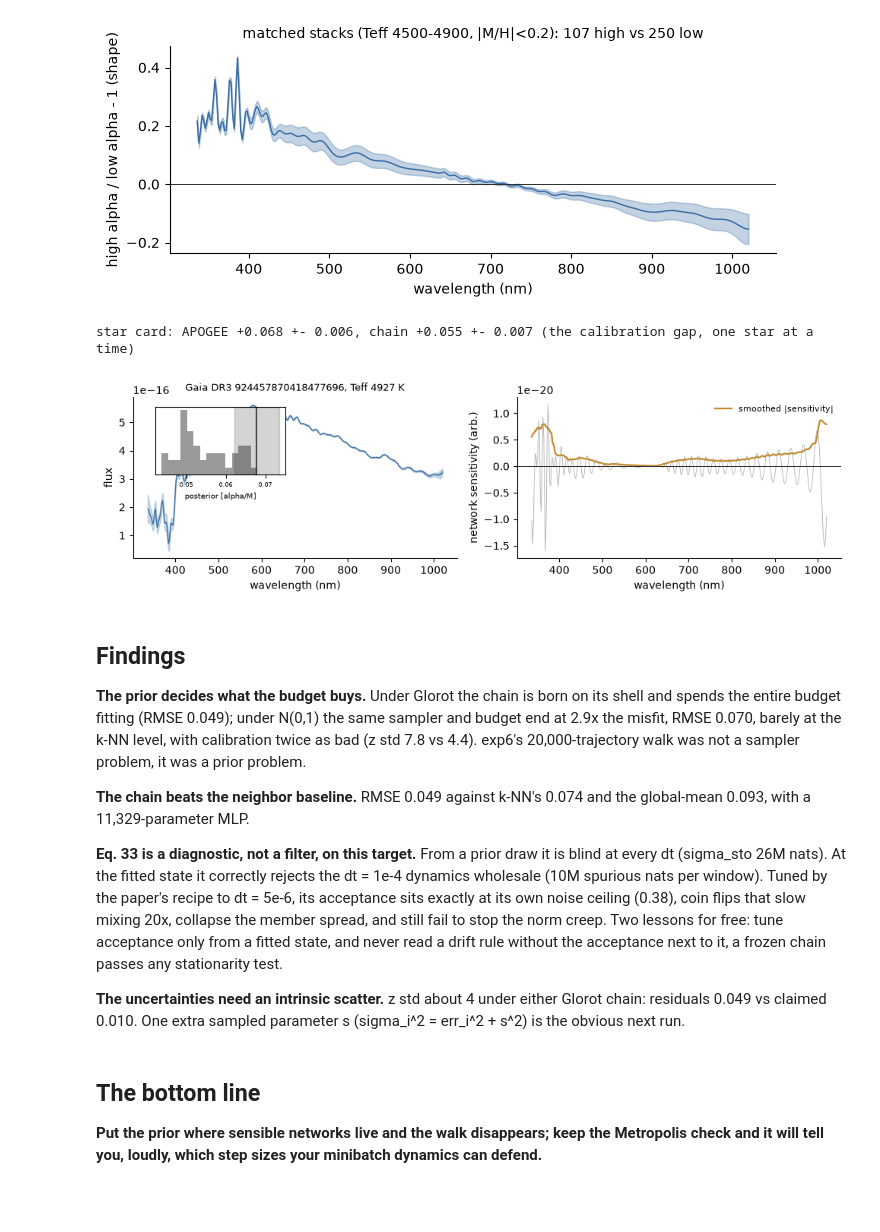
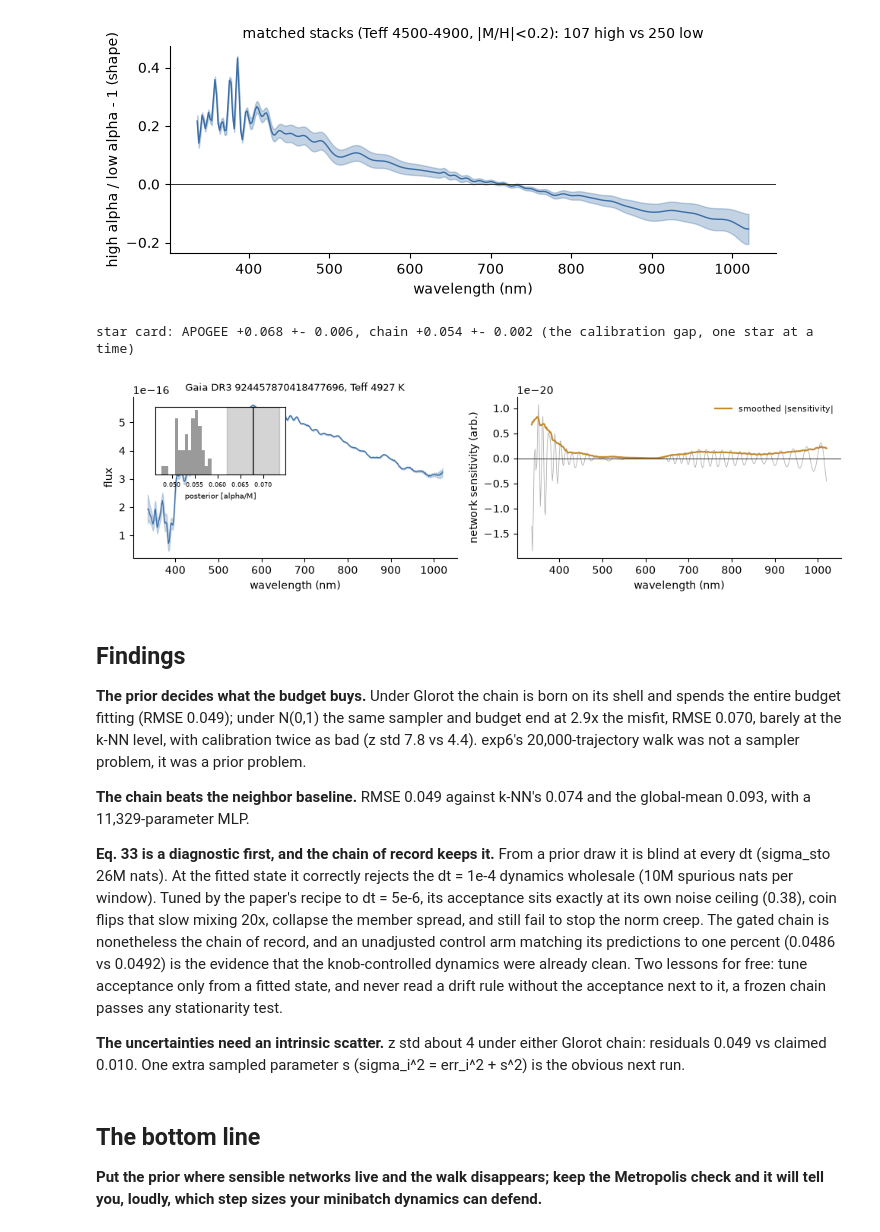
Before and after one commit to YasirAlsugair/ray-tracing-sampler-experiments, a Jupyter notebook: exp7_gaia_posterior.ipynb, the cells around one changed output. Drawn from its saved outputs; the diff is of its cells as text; code cells hidden in the pictures; blank space fills up the shorter version.

```diff
--- a/exp7_gaia_posterior.ipynb
+++ b/exp7_gaia_posterior.ipynb
@@ -319,11 +327,14 @@ for i in range(0, len(test_Xs), 1024):
 knn = knn.numpy()
 
 rows = {"global mean": np.full(len(test_y), train_y.mean()), "k-NN (k=10)": knn}
-mu_n, tau_n = predictive([CH_NORMAL]);          rows["N(0,1) chain"] = mu_n
-mu_u, tau_u = predictive([CH_UNGATED]);         rows["Glorot ungated"] = mu_u
-mu_p, tau_p = predictive([CH_GATED_5E6]);       rows["Glorot gated 5e-6"] = mu_p
+mu_n, tau_n = predictive([CH_NORMAL]);       rows["N(0,1) chain"] = mu_n
+mu_p, tau_p = predictive([CH_GATED_5E6]);    rows["the chain (gated 5e-6)"] = mu_p
 
-print(f"{'method':>20}  RMSE")
+print(f"{'method':>22}  RMSE")
 for name, mu in rows.items():
-    print(f"{name:>20}  {np.sqrt(np.mean((mu - test_y) ** 2)):.4f}")
+    print(f"{name:>22}  {np.sqrt(np.mean((mu - test_y) ** 2)):.4f}")
+mu_u, tau_u = predictive([CH_UNGATED])
+print(f"(unadjusted control arm agrees: "
+      f"RMSE {np.sqrt(np.mean((mu_u - test_y) ** 2)):.4f}, "
+      f"mean |pred difference| {np.abs(mu_u - mu_p).mean():.4f})")
 # %% [output]
@@ -336,7 +347,7 @@ for name, mu in rows.items():
 # %%
 fig, axes = plt.subplots(1, 2, figsize=(9, 3.0))
-for mu, tau, c, label in ((mu_u, tau_u, GRAY, "ungated"),
-                          (mu_p, tau_p, BLUE, "gated 5e-6")):
+for mu, tau, c, label in ((mu_p, tau_p, BLUE, "the chain"),
+                          (mu_u, tau_u, GRAY, "control (spread upper bound)")):
     z = (test_y - mu) / np.sqrt(tau ** 2 + test_e ** 2)
     axes[0].hist(z, bins=100, range=(-25, 25), density=True, histtype="step",
                  color=c, label=f"{label}: z std {z.std():.1f}")
@@ -355,6 +366,6 @@ axes[1].set_ylabel("chain prediction (gated)")
 for ax in axes:
     ax.spines[["top", "right"]].set_visible(False)
 fig.tight_layout()
-print(f"member spread (median): ungated {np.median(tau_u):.4f}, "
-      f"gated {np.median(tau_p):.4f}; median label err {np.median(test_e):.4f}")
+print(f"member spread (median): chain {np.median(tau_p):.4f} (lower bound), "
+      f"control {np.median(tau_u):.4f}; median label err {np.median(test_e):.4f}")
 # %% [output]
@@ -425,7 +436,7 @@ fig.tight_layout()
 # star card: one giant's spectrum plus the chain's posterior for it,
 # and the network saliency in wavelength space (linearity trick)
 star = int(np.argsort(np.abs(test_y - np.median(test_y)))[0])
-snaps_ub = np.load(CH_UNGATED)["snapshots"]
+snaps_ub = np.load(CH_GATED_5E6)["snapshots"]
 q = snaps_ub[3 * len(snaps_ub) // 4:]
 model = make_model().cpu()
 preds, grads = [], []
@@ -446,35 +457,35 @@ sal = sal[0]
 
 fig, axes = plt.subplots(1, 2, figsize=(10, 3.2))
 axes[0].fill_between(wl, fs[0] - fe[0], fs[0] + fe[0], color=BLUE, alpha=0.25)
 axes[0].plot(wl, fs[0], color=BLUE, lw=1)
 axes[0].set_xlabel("wavelength (nm)"); axes[0].set_ylabel("flux")
 axes[0].set_title(f"Gaia DR3 {sp['sids'][star]}, Teff {sp['teff'][star]:.0f} K",
                   fontsize=9)
 ins = axes[0].inset_axes([0.07, 0.52, 0.4, 0.42])
 ins.hist(preds, bins=15, color=GRAY)
 ins.axvline(test_y[star], color=DARK, lw=1.2)
 ins.axvspan(test_y[star] - test_e[star], test_y[star] + test_e[star],
             color=DARK, alpha=0.2)
 ins.set_xlabel("posterior [alpha/M]", fontsize=7)
 ins.tick_params(labelsize=6); ins.set_yticks([])
 
 axes[1].plot(wl, sal, color=GRAY, lw=0.6, alpha=0.8)
 w = 15
 axes[1].plot(wl, np.sqrt(np.convolve(sal**2, np.ones(w) / w, mode="same")),
              color="#c08a2d", lw=1.6, label="smoothed |sensitivity|")
 axes[1].axhline(0, color=DARK, lw=0.7)
 axes[1].legend(frameon=False, fontsize=8)
 axes[1].set_xlabel("wavelength (nm)")
 axes[1].set_ylabel("network sensitivity (arb.)")
 for ax in axes:
     ax.spines[["top", "right"]].set_visible(False)
 fig.tight_layout()
 print(f"star card: APOGEE {test_y[star]:+.3f} +- {test_e[star]:.3f}, "
       f"chain {preds.mean():+.3f} +- {preds.std():.3f} "
       f"(the calibration gap, one star at a time)")
 # %% [output]
-star card: APOGEE +0.068 +- 0.006, chain +0.055 +- 0.007 (the calibration gap, one star at a time)
+star card: APOGEE +0.068 +- 0.006, chain +0.054 +- 0.002 (the calibration gap, one star at a time)
-[figure, old version]
+[figure, new version]
 # %% [markdown]
 ## Findings
 
@@ -488,12 +499,15 @@ was a prior problem.
 **The chain beats the neighbor baseline.** RMSE 0.049 against k-NN's
 0.074 and the global-mean 0.093, with a 11,329-parameter MLP.
 
-**Eq. 33 is a diagnostic, not a filter, on this target.** From a prior
+**Eq. 33 is a diagnostic first, and the chain of record keeps it.** From a prior
 draw it is blind at every dt (sigma_sto 26M nats). At the fitted state it
 correctly rejects the dt = 1e-4 dynamics wholesale (10M spurious nats per
 window). Tuned by the paper's recipe to dt = 5e-6, its acceptance sits
 exactly at its own noise ceiling (0.38), coin flips that slow mixing 20x,
-collapse the member spread, and still fail to stop the norm creep. Two
+collapse the member spread, and still fail to stop the norm creep. The
+gated chain is nonetheless the chain of record, and an unadjusted control
+arm matching its predictions to one percent (0.0486 vs 0.0492) is the
+evidence that the knob-controlled dynamics were already clean. Two
 lessons for free: tune acceptance only from a fitted state, and never
 read a drift rule without the acceptance next to it, a frozen chain
 passes any stationarity test.
```
Also changed, not shown: parts of 5 cells of this notebook, 4 other files.
